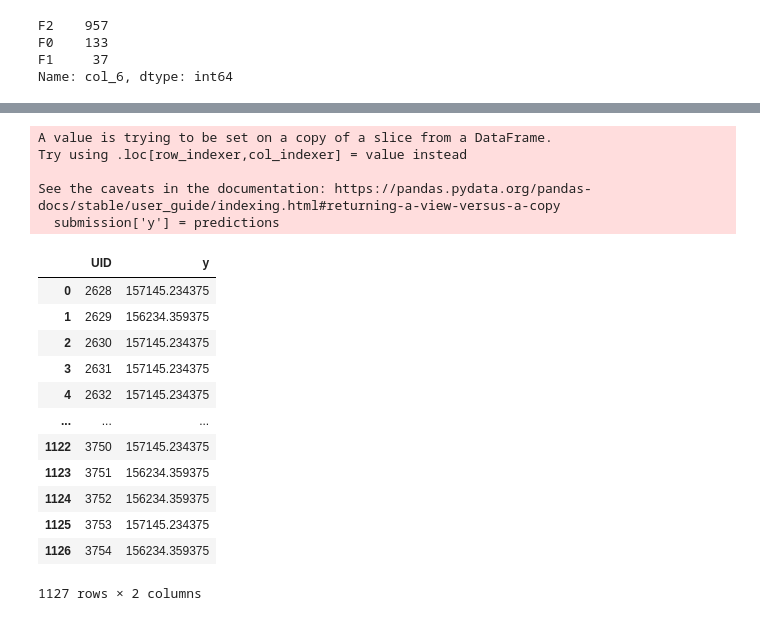
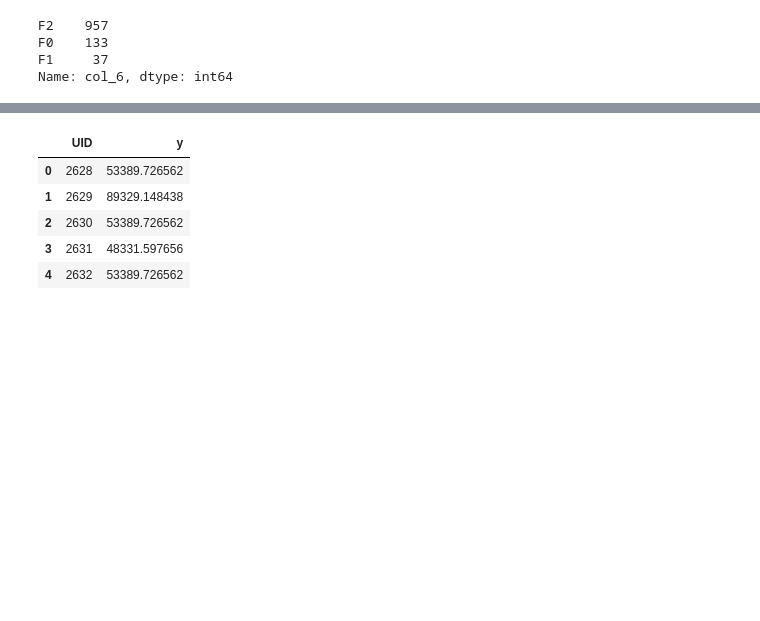
Before and after one commit to Mubassir1820/Kaggle_competition, a Jupyter notebook: Kaggle_comp.ipynb, the cells around one changed output, grey strips where cells are left out. Saved outputs shown, nothing was run; the diff lists cells and outputs as text; code cells hidden in the pictures; blank space fills up the shorter version.

```diff
--- a/Kaggle_comp.ipynb
+++ b/Kaggle_comp.ipynb
@@ -317,7 +349,8 @@ y = df['y'].values
 
 from sklearn.model_selection import train_test_split
 
-X_train, X_test, y_train, y_test = train_test_split(X, y, test_size = 0.2, random_state = 0)
+X_train, X_test, y_train, y_test = train_test_split(train.drop(target, axis=1), train_target, test_size=0.25, random_state=random_seed)
+# Only works for lazypredict, not used in cross validation
 # %%
 # Scaling the data using StandardScaler
 from sklearn.preprocessing import StandardScaler
@@ -331,11 +364,11 @@ from xgboost import XGBRegressor
 model = XGBRegressor(
     n_estimators=100,   # Number of trees (boosting rounds)
     learning_rate=0.1,  # Step size shrinkage
-    max_depth=3,        # Maximum depth of each tree
+    max_depth=4,        # Maximum depth of each tree
     random_state=42     # Seed for reproducibility
 )
 
-model.fit(X_train_scaled, y_train)
+model.fit(X_train, y_train)
 # %% [output]
 XGBRegressor(base_score=None, booster=None, callbacks=None,
              colsample_bylevel=None, colsample_bynode=None,
@@ -348,3 +381,10 @@ XGBRegressor(base_score=None, booster=None, callbacks=None,
              min_child_weight=None, missing=nan, monotone_constraints=None,
              n_estimators=100, n_jobs=None, num_parallel_tree=None,
              predictor=None, random_state=42, ...)
+# %%
+# List the features by their importance
+pd.set_option('display.max_rows', None)
+model.fit(train.drop(target, axis=1), train[target])
+feature_importance = pd.DataFrame({'feature': train.drop(target, axis=1).columns, 'importance': model.feature_importances_})
+feature_importance.sort_values(by='importance', ascending=False, inplace=True)
+print(feature_importance)
@@ -684,25 +676,12 @@ submission
-# %%
-submission['y'] = predictions
-# %% [output]
-A value is trying to be set on a copy of a slice from a DataFrame.
-Try using .loc[row_indexer,col_indexer] = value instead
-
-See the caveats in the documentation: https://pandas.pydata.org/pandas-docs/stable/user_guide/indexing.html#returning-a-view-versus-a-copy
-  submission['y'] = predictions
+# %%
+submission = pd.DataFrame({'UID': test_id, target: predictions})
 # %%
-submission
+submission.head()
 # %% [output]
 |  | UID | y |
-| 0 | 2628 | 157145.234375 |
-| 1 | 2629 | 156234.359375 |
-| 2 | 2630 | 157145.234375 |
-| 3 | 2631 | 157145.234375 |
-| 4 | 2632 | 157145.234375 |
-| ... | ... | ... |
-| 1122 | 3750 | 157145.234375 |
-| 1123 | 3751 | 156234.359375 |
-| 1124 | 3752 | 156234.359375 |
-| 1125 | 3753 | 157145.234375 |
-| 1126 | 3754 | 156234.359375 |
+| 0 | 2628 | 53389.726562 |
+| 1 | 2629 | 89329.148438 |
+| 2 | 2630 | 53389.726562 |
+| 3 | 2631 | 48331.597656 |
+| 4 | 2632 | 53389.726562 |
-1127 rows × 2 columns
 # %%
```
Also changed, not shown: parts of 73 cells of this notebook.
